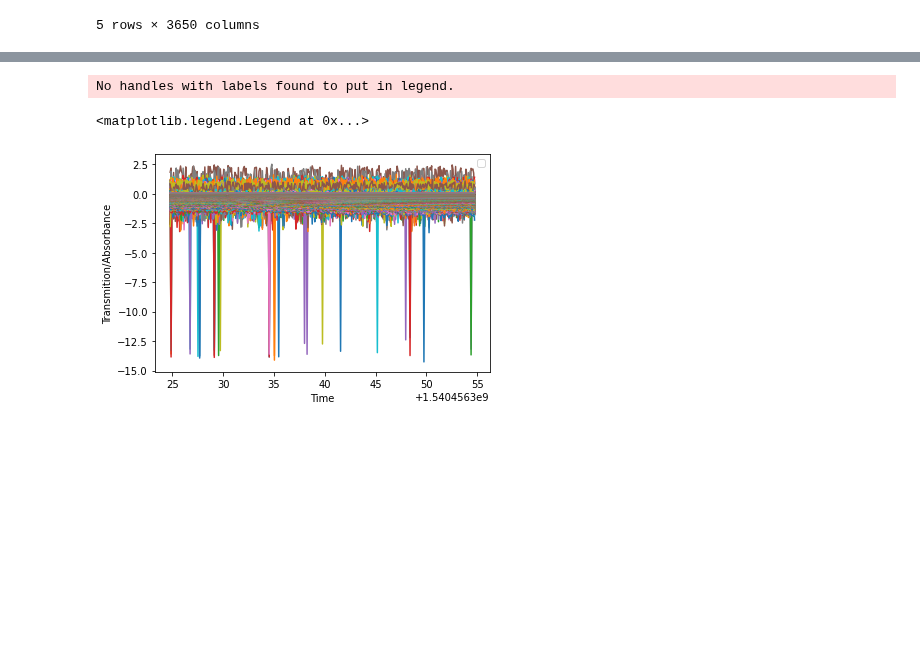
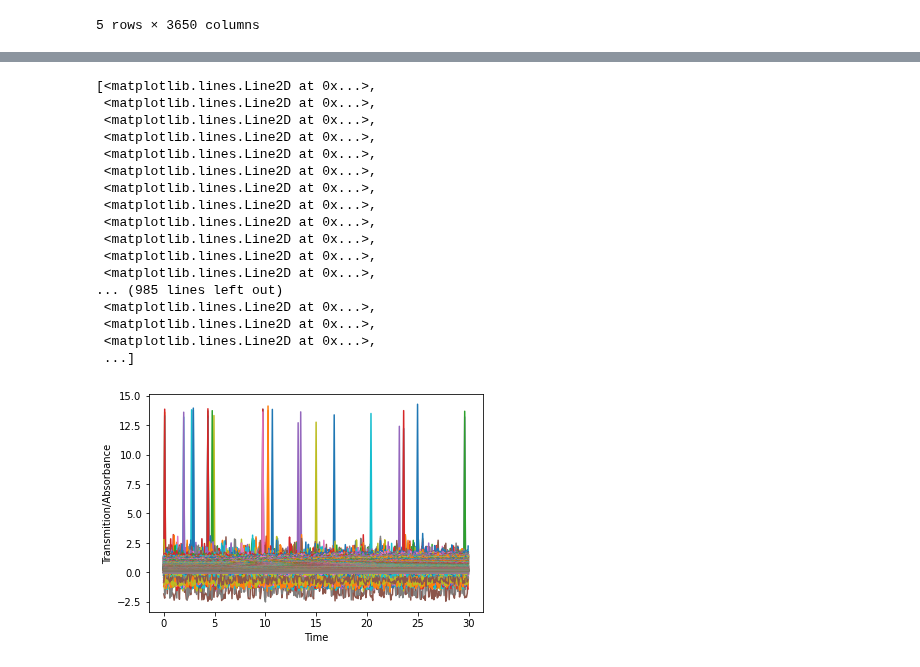
Before and after one commit to TillVollmer5/DSF-FS2022, a Jupyter notebook: CodingTask1.ipynb, the cells around one changed output, grey strips where cells are left out. Saved outputs shown, nothing was run; the diff lists cells and outputs as text; code cells hidden in the pictures; blank space fills up the shorter version.

```diff
--- a/CodingTask1.ipynb
+++ b/CodingTask1.ipynb
@@ -99,16 +108,30 @@ IndexError: ignored
 # %%
 time= df.iloc[:, 1]/1000
 time_corrected= time - 1540456324.789
-diff_wl= -df.iloc[:,2::]
-#diff_wl_reduced= - average_values[:, 2::]
+diff_wl= df.iloc[:,2::]
+#diff_wl_reduced= average_values_array[:, :]
 
 fig, ax = plt.subplots()
 ax.set_ylabel('Transmition/Absorbance')
 ax.set_xlabel('Time')
-ax.plot(time, diff_wl)
+ax.plot(time_corrected, diff_wl)
 #ax.plot(time_corrected, diff_wl_reduced)
-ax.legend()
 # %% [output]
-No handles with labels found to put in legend.
+[<matplotlib.lines.Line2D at 0x...>,
+ <matplotlib.lines.Line2D at 0x...>,
+ <matplotlib.lines.Line2D at 0x...>,
+ <matplotlib.lines.Line2D at 0x...>,
+ <matplotlib.lines.Line2D at 0x...>,
+ <matplotlib.lines.Line2D at 0x...>,
+ <matplotlib.lines.Line2D at 0x...>,
+ <matplotlib.lines.Line2D at 0x...>,
+ <matplotlib.lines.Line2D at 0x...>,
+ <matplotlib.lines.Line2D at 0x...>,
+ <matplotlib.lines.Line2D at 0x...>,
+ <matplotlib.lines.Line2D at 0x...>,
+... (985 lines left out)
+ <matplotlib.lines.Line2D at 0x...>,
+ <matplotlib.lines.Line2D at 0x...>,
+ <matplotlib.lines.Line2D at 0x...>,
+ ...]
-<matplotlib.legend.Legend at 0x...>
-[figure, old version]
+[figure, new version]
```
Also changed, not shown: parts of 2 cells of this notebook.
